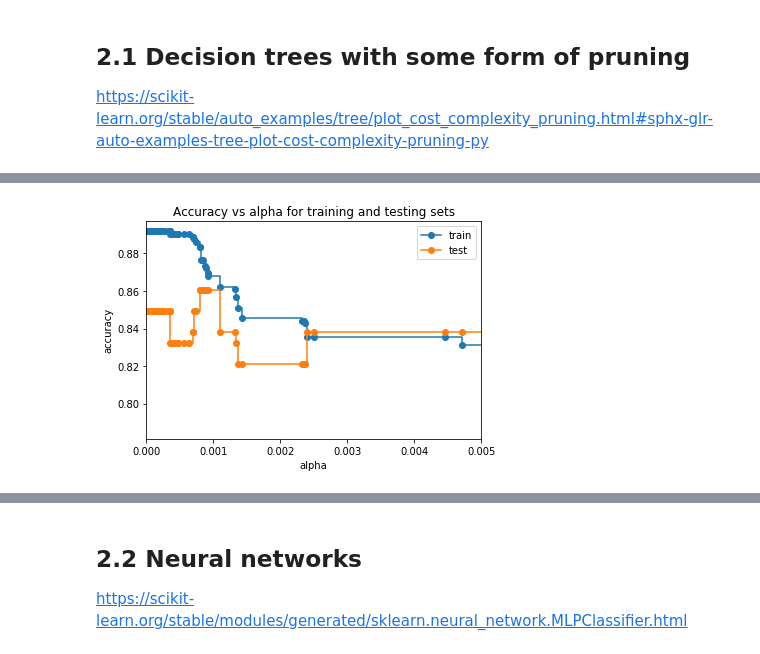
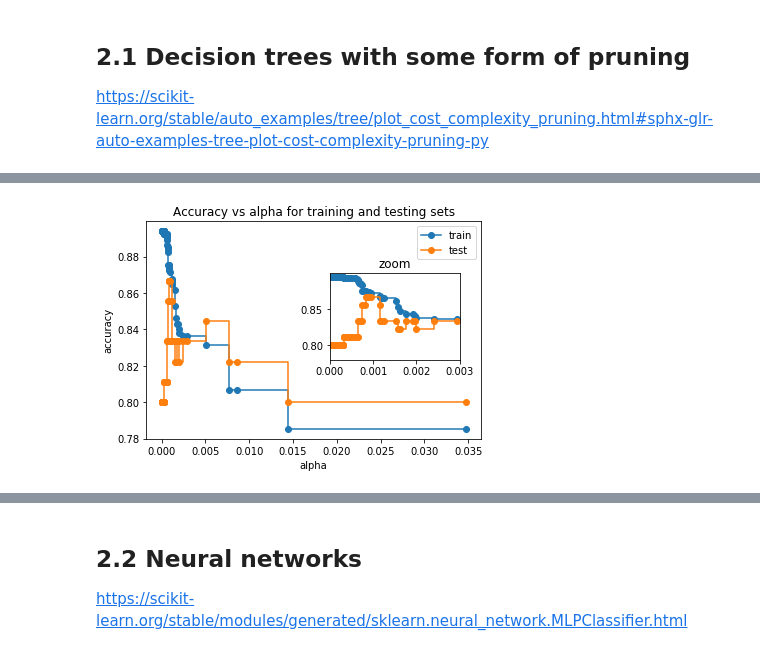
Before and after one commit to shileiphys/CS7641, a Jupyter notebook: HW1-a.ipynb, the cells around one changed output, grey strips where cells are left out. Cells and saved outputs as stored; diff of their text form; code cells hidden in the pictures.

```diff
--- a/HW1-a.ipynb
+++ b/HW1-a.ipynb
@@ -388,7 +368,7 @@ Dummy estimators
 https://scikit-learn.org/stable/modules/model_evaluation.html#dummy-estimators
 # %%
 from sklearn.dummy import DummyClassifier
-clf = DummyClassifier(strategy='most_frequent', random_state=0)
-clf.fit(X_train, y_train)
-clf.score(X_test, y_test)
+dummy_clf = DummyClassifier(strategy='most_frequent', random_state=0)
+dummy_clf.fit(X_train, y_train)
+dummy_clf.score(X_test, y_test)
 # %% [output]
@@ -402,7 +382,7 @@ https://scikit-learn.org/stable/auto_examples/tree/plot_cost_complexity_pruning.
 # %%
-clf = DecisionTreeClassifier(random_state=0, max_depth=15, ccp_alpha=0.001)
-clf.fit(X_train, y_train)
-y_pred = clf.predict(X_test)
-acc_decision_tree = round(clf.score(X_train, y_train) * 100, 2)
-acc_decision_tree
+dt_clf = DecisionTreeClassifier(random_state=0)
+dt_clf.fit(X_train, y_train)
+y_pred = dt_clf.predict(X_test)
+acc_decision_tree = round(dt_clf.score(X_train, y_train) * 100, 2)
+print('acc: %.2f, depth: %d'%(acc_decision_tree, dt_clf.get_depth()))
 # %% [output]
@@ -414,9 +390,10 @@ clf.get_depth()
 # %%
-fig, axes = plt.subplots(1, 3, figsize=(15, 5))
+## plot learning curve
+fig, axes = plt.subplots(1, 1, figsize=(5, 5))
 title = r"Learning Curves (Decision Tree)"
 
 cv = ShuffleSplit(n_splits=10, test_size=0.2, random_state=0)
-plot_learning_curve(clf, title, X, y, axes=axes[:], ylim=(0.7, 1.01),
+plot_learning_curve(dt_clf, title, X, y, axes=[axes], ylim=(0.5, 1.02),
                     cv=cv, n_jobs=4)
 
 plt.show()
@@ -467,6 +432,6 @@ plt.show()
 # %%
-clf = DecisionTreeClassifier(random_state=0)
-path = clf.cost_complexity_pruning_path(X_train, y_train)
+dt_clf = DecisionTreeClassifier(random_state=0)
+path = dt_clf.cost_complexity_pruning_path(X_train, y_train)
 ccp_alphas, impurities = path.ccp_alphas, path.impurities
 # %%
 fig, ax = plt.subplots()
@@ -508,17 +475,26 @@ fig.tight_layout()
 # %%
 train_scores = [clf.score(X_train, y_train) for clf in clfs]
 test_scores = [clf.score(X_test, y_test) for clf in clfs]
 
 fig, ax = plt.subplots()
 ax.set_xlabel("alpha")
 ax.set_ylabel("accuracy")
 ax.set_title("Accuracy vs alpha for training and testing sets")
 ax.plot(ccp_alphas, train_scores, marker='o', label="train",
         drawstyle="steps-post")
 ax.plot(ccp_alphas, test_scores, marker='o', label="test",
         drawstyle="steps-post")
-ax.set_xlim([0., 0.005])
+# ax.set_xlim([0., 0.005])
 ax.legend()
+
+ax2 = plt.axes([0.55, 0.4, .3, .3])
+ax2.plot(ccp_alphas, train_scores, marker='o', label="train",
+        drawstyle="steps-post")
+ax2.plot(ccp_alphas, test_scores, marker='o', label="test",
+        drawstyle="steps-post")
+ax2.set_title('zoom')
+ax2.set_xlim([0.,0.003])
+
 plt.show()
 # %% [output]
-[figure, old version]
+[figure, new version]
```
Also changed, not shown: parts of 47 cells of this notebook.
